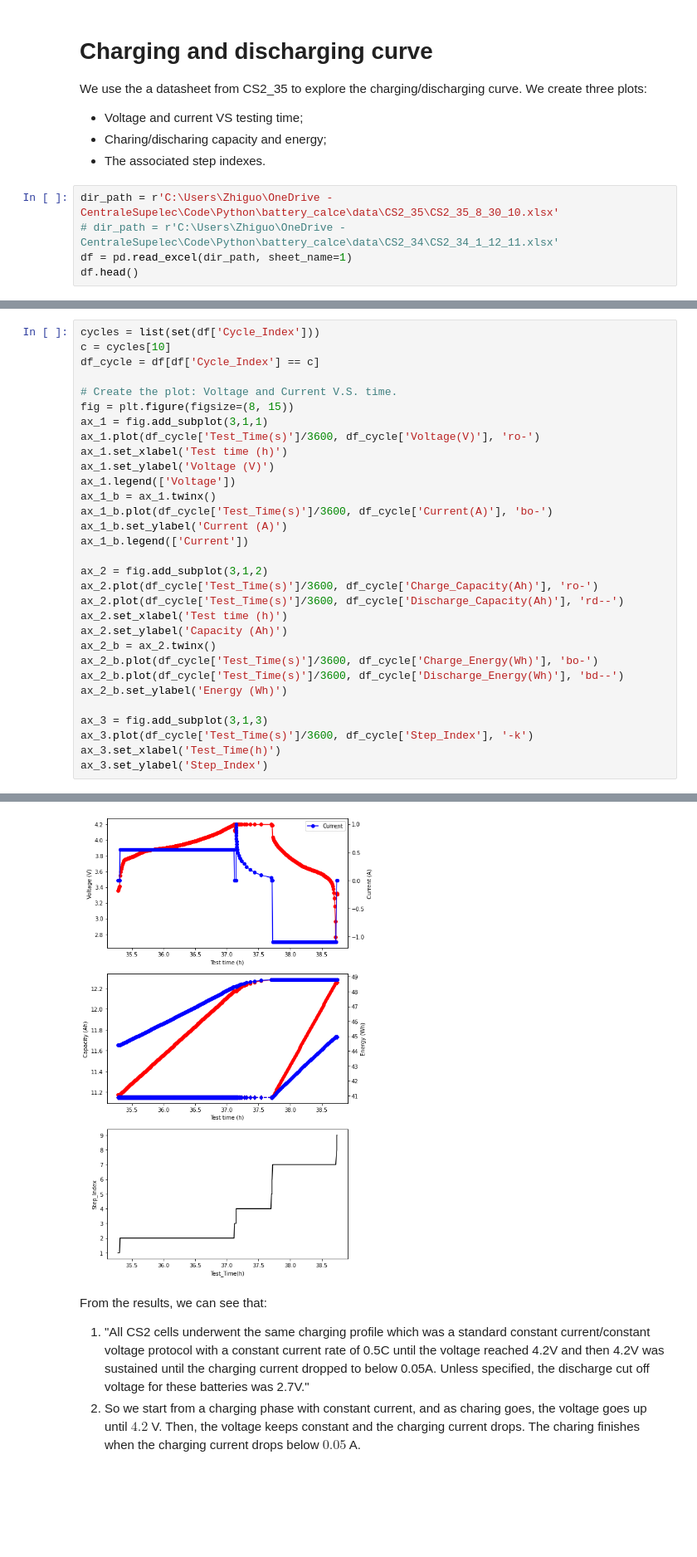
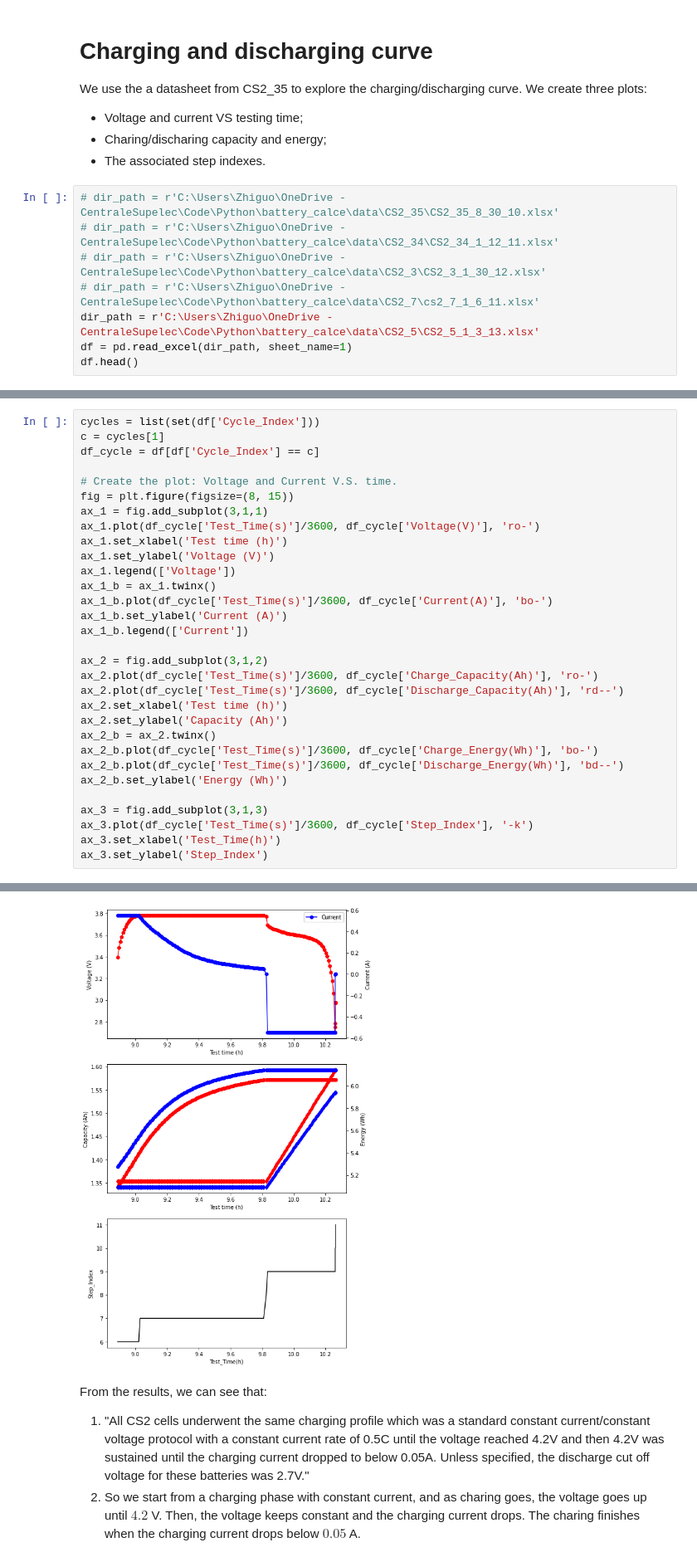
Before and after one commit to sonic160/battery_calce, a Jupyter notebook: explore.ipynb, the cells around one changed output, grey strips where cells are left out. Shown at 83% size. Saved outputs shown, nothing was run; the diff lists cells and outputs as text; blank space fills up the shorter version.

```diff
--- a/explore.ipynb
+++ b/explore.ipynb
@@ -11,8 +11,11 @@ We use the a datasheet from CS2_35 to explore the charging/discharging curve. We
 * Charing/discharing capacity and energy;
 * The associated step indexes.
 # %%
-dir_path = r'C:\Users\Zhiguo\OneDrive - CentraleSupelec\Code\Python\battery_calce\data\CS2_35\CS2_35_8_30_10.xlsx'
+# dir_path = r'C:\Users\Zhiguo\OneDrive - CentraleSupelec\Code\Python\battery_calce\data\CS2_35\CS2_35_8_30_10.xlsx'
 # dir_path = r'C:\Users\Zhiguo\OneDrive - CentraleSupelec\Code\Python\battery_calce\data\CS2_34\CS2_34_1_12_11.xlsx'
+# dir_path = r'C:\Users\Zhiguo\OneDrive - CentraleSupelec\Code\Python\battery_calce\data\CS2_3\CS2_3_1_30_12.xlsx'
+# dir_path = r'C:\Users\Zhiguo\OneDrive - CentraleSupelec\Code\Python\battery_calce\data\CS2_7\cs2_7_1_6_11.xlsx'
+dir_path = r'C:\Users\Zhiguo\OneDrive - CentraleSupelec\Code\Python\battery_calce\data\CS2_5\CS2_5_1_3_13.xlsx'
 df = pd.read_excel(dir_path, sheet_name=1)
 df.head()
 # %% [output]
@@ -25,37 +28,37 @@ df.head()
 # %%
 cycles = list(set(df['Cycle_Index']))
-c = cycles[10]
+c = cycles[1]
 df_cycle = df[df['Cycle_Index'] == c]
 
 # Create the plot: Voltage and Current V.S. time.
 fig = plt.figure(figsize=(8, 15))
 ax_1 = fig.add_subplot(3,1,1)
 ax_1.plot(df_cycle['Test_Time(s)']/3600, df_cycle['Voltage(V)'], 'ro-')
 ax_1.set_xlabel('Test time (h)')
 ax_1.set_ylabel('Voltage (V)')
 ax_1.legend(['Voltage'])
 ax_1_b = ax_1.twinx()
 ax_1_b.plot(df_cycle['Test_Time(s)']/3600, df_cycle['Current(A)'], 'bo-')
 ax_1_b.set_ylabel('Current (A)')
 ax_1_b.legend(['Current'])
 
 ax_2 = fig.add_subplot(3,1,2)
 ax_2.plot(df_cycle['Test_Time(s)']/3600, df_cycle['Charge_Capacity(Ah)'], 'ro-')
 ax_2.plot(df_cycle['Test_Time(s)']/3600, df_cycle['Discharge_Capacity(Ah)'], 'rd--')
 ax_2.set_xlabel('Test time (h)')
 ax_2.set_ylabel('Capacity (Ah)')
 ax_2_b = ax_2.twinx()
 ax_2_b.plot(df_cycle['Test_Time(s)']/3600, df_cycle['Charge_Energy(Wh)'], 'bo-')
 ax_2_b.plot(df_cycle['Test_Time(s)']/3600, df_cycle['Discharge_Energy(Wh)'], 'bd--')
 ax_2_b.set_ylabel('Energy (Wh)')
 
 ax_3 = fig.add_subplot(3,1,3)
 ax_3.plot(df_cycle['Test_Time(s)']/3600, df_cycle['Step_Index'], '-k')
 ax_3.set_xlabel('Test_Time(h)')
 ax_3.set_ylabel('Step_Index')
 # %% [output]
 Text(0, 0.5, 'Step_Index')
-[figure, old version]
+[figure, new version]
 # %% [markdown]
 From the results, we can see that:
 1. "All CS2 cells underwent the same charging profile which was a standard constant current/constant voltage protocol with a constant current rate of 0.5C until the voltage reached 4.2V and then 4.2V was sustained until the charging current dropped to below 0.05A. Unless specified, the discharge cut off voltage for these batteries was 2.7V."
```
Also changed, not shown: parts of 1 cell of this notebook, 3 other files.
